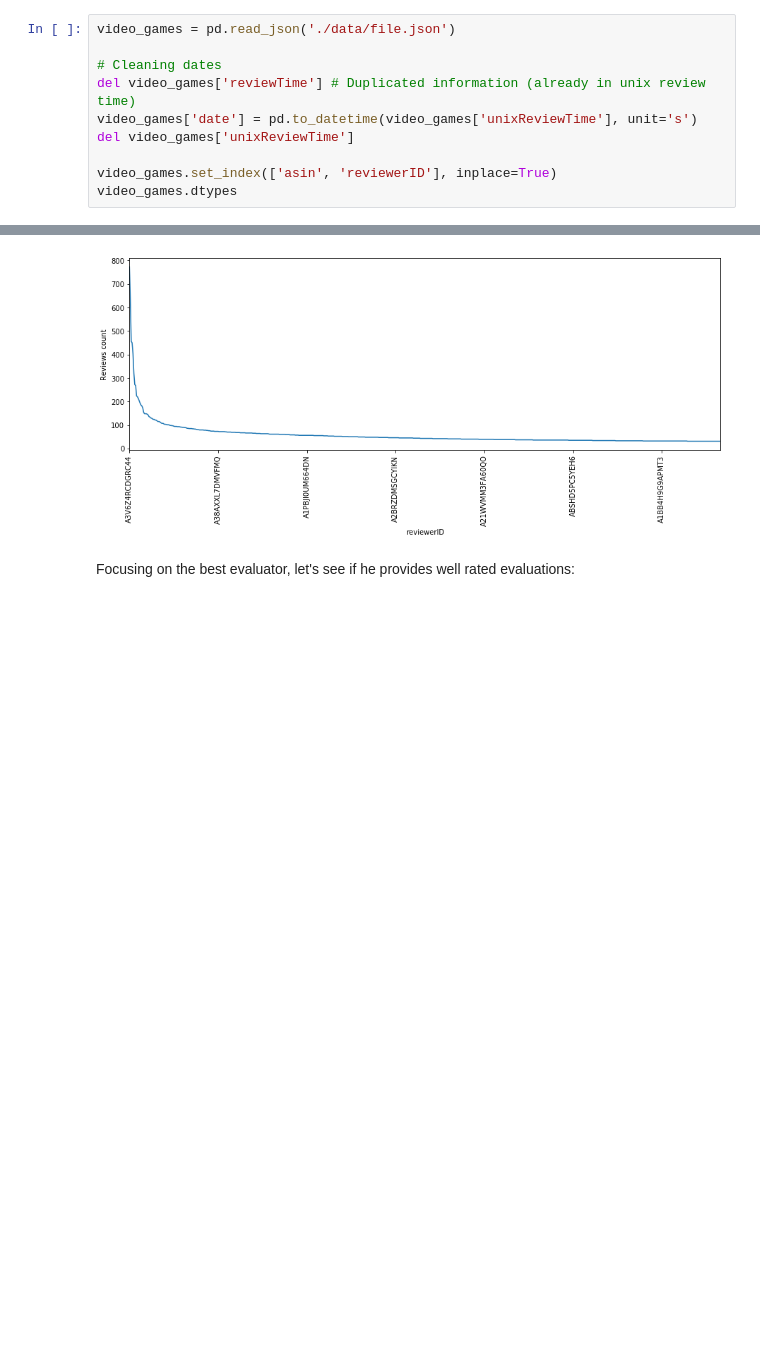
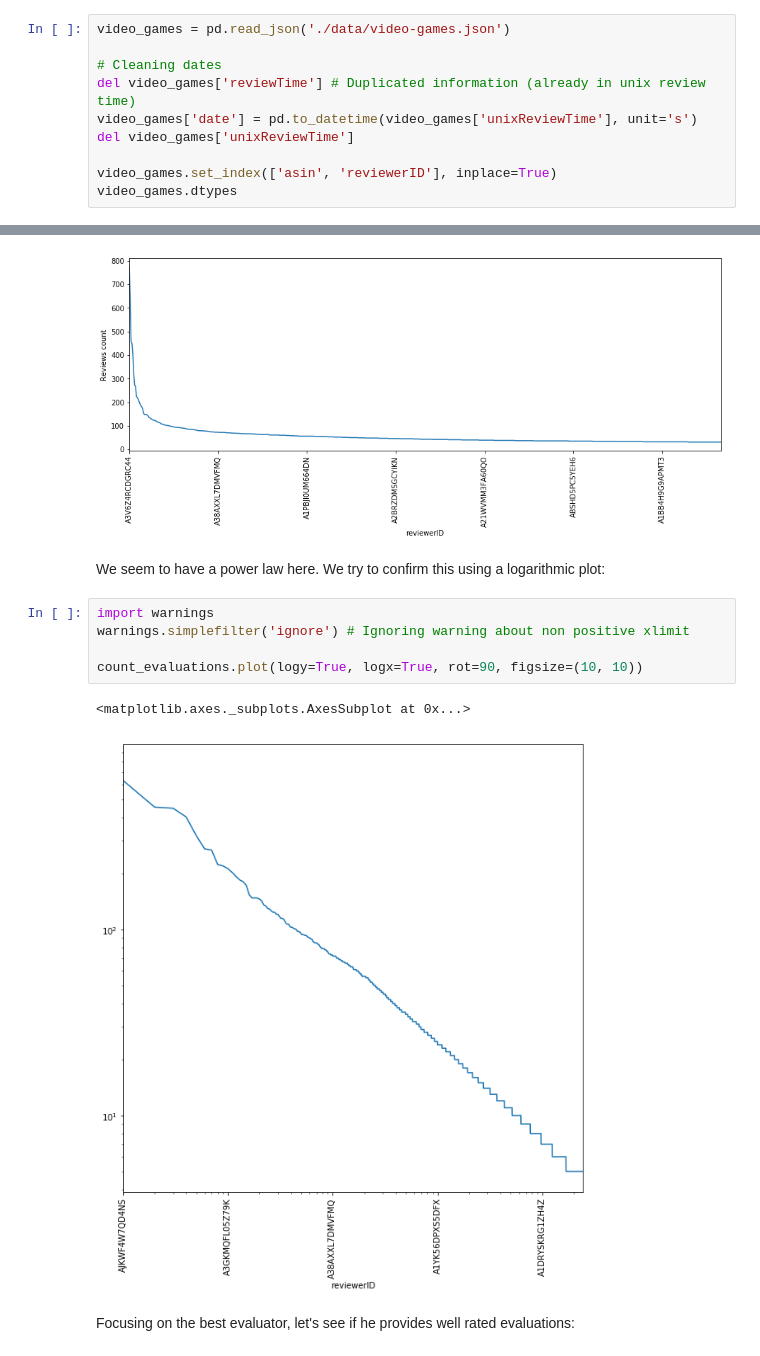
Before and after one commit to adamazon/adamazon-code, a Jupyter notebook: Project.ipynb, the cells around one changed output, grey strips where cells are left out. Saved outputs shown, nothing was run; the diff lists cells and outputs as text; blank space fills up the shorter version.

Commit message:
add power law logarithmic plot

```diff
--- a/Project.ipynb
+++ b/Project.ipynb
@@ -25,7 +25,7 @@ sed -i '$ s/,$/]/g' data/file.json # Ends JSON array
 
 We will start by focusing on one specific product subsection, here video games. (http://snap.stanford.edu/data/amazon/productGraph/categoryFiles/reviews_Video_Games_5.json.gz)
 # %%
-video_games = pd.read_json('./data/file.json')
+video_games = pd.read_json('./data/video-games.json')
 
 # Cleaning dates
 del video_games['reviewTime'] # Duplicated information (already in unix review time)
@@ -124,6 +124,16 @@ print('5th best evaluator: ' + str(top_count_evaluations[5]))
 4th best evaluator: 404
 5th best evaluator: 320
 [figure]
+# %% [markdown]
+We seem to have a power law here. We try to confirm this using a logarithmic plot:
+# %%
+import warnings
+warnings.simplefilter('ignore') # Ignoring warning about non positive xlimit
+
+count_evaluations.plot(logy=True, logx=True, rot=90, figsize=(10, 10))
+# %% [output]
+<matplotlib.axes._subplots.AxesSubplot at 0x...>
+[figure, added]
 # %% [markdown]
 Focusing on the best evaluator, let's see if he provides well rated evaluations:
 # %%
```
